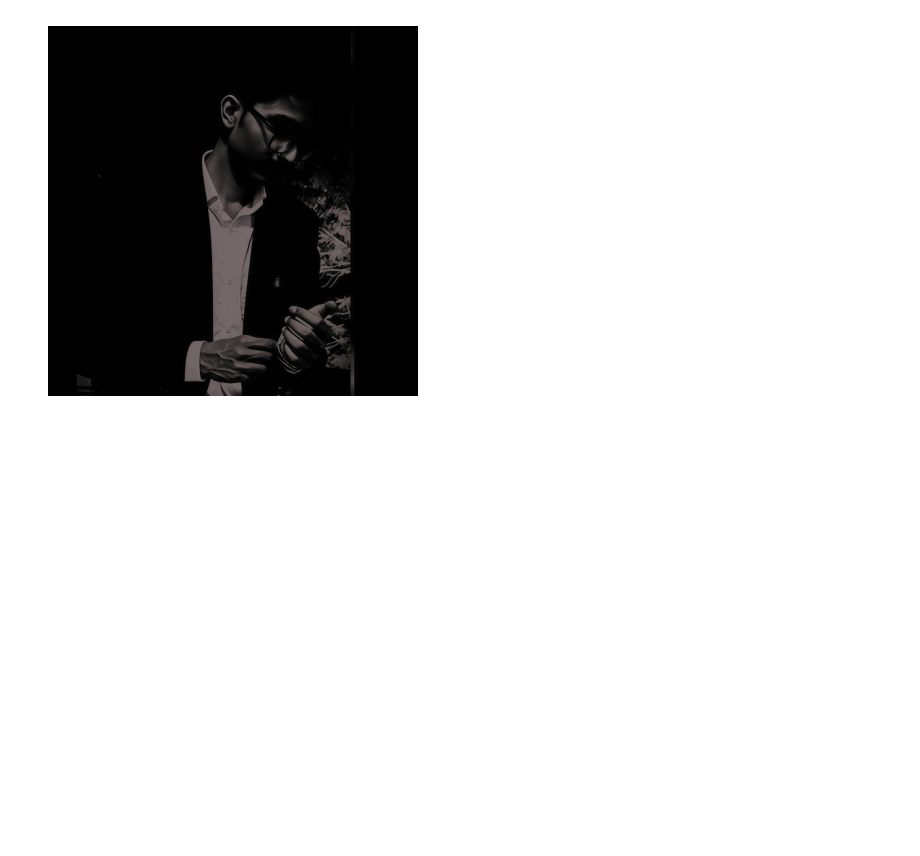
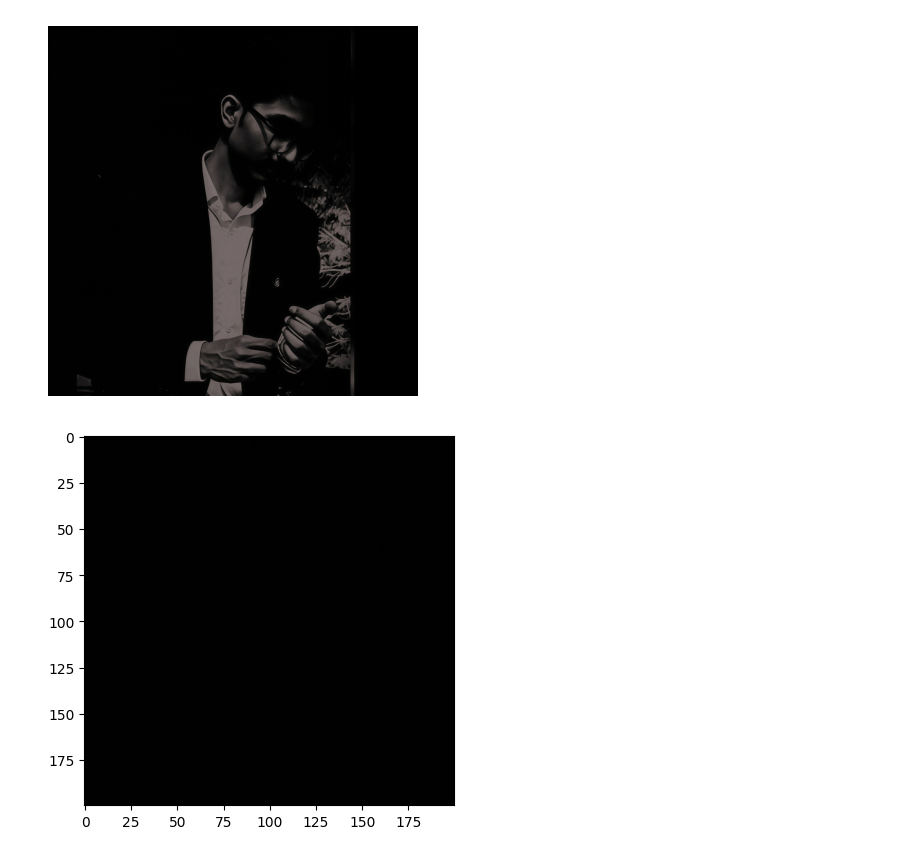
Before and after one commit to T-REX-C0DER/Data-Visualization-with-Python, a Jupyter notebook: Matplotlib.ipynb, the cells around one changed output. Saved outputs shown, nothing was run; the diff lists cells and outputs as text; code cells hidden in the pictures; blank space fills up the shorter version.

```diff
--- a/Matplotlib.ipynb
+++ b/Matplotlib.ipynb
@@ -127,3 +127,10 @@ plt.axis('off')
 plt.show()
 # %% [output]
 [figure]
+# %%
+# Crop Image
+cropped = img[500 : 700 , 200 : 400]
+plt.imshow(cropped)
+plt.show()
+# %% [output]
+[figure, added]
```
Also changed, not shown: parts of 1 cell of this notebook.
